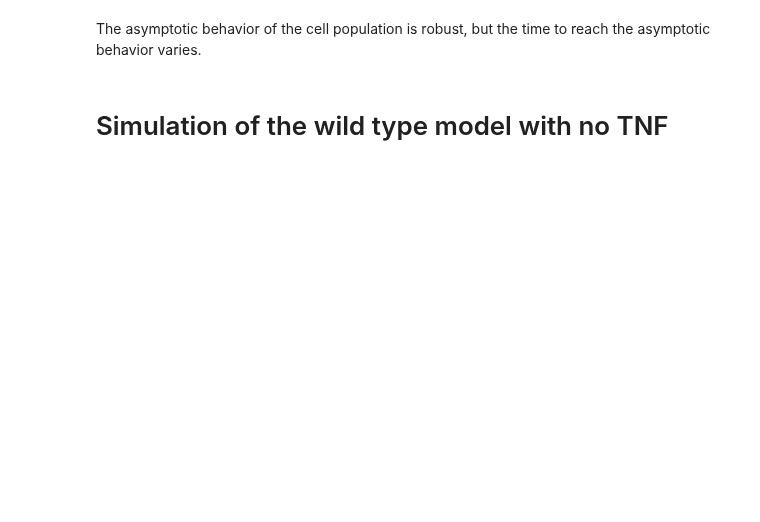
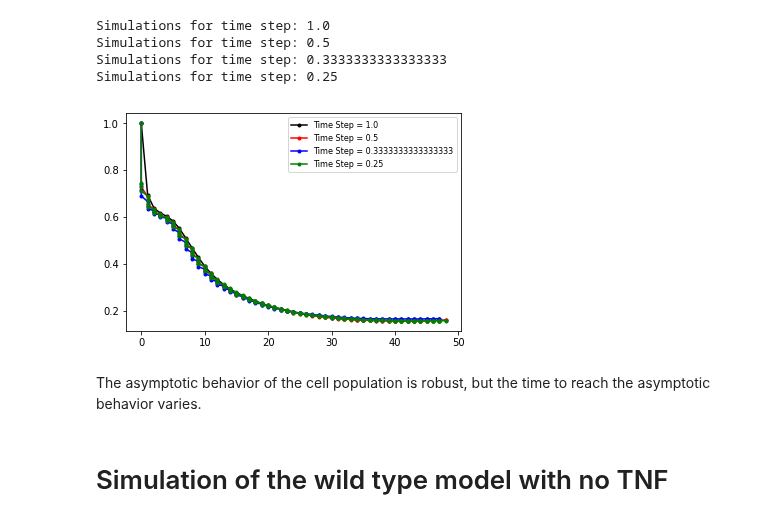
Before and after one commit to colomoto/colomoto-docker, a Jupyter notebook: usecases/Population-level Cell Fate with UpPMaBoSS/TimeStepDependency.ipynb, the cells around one changed output. Drawn from its saved outputs; the diff is of its cells as text; code cells hidden in the pictures; blank space fills up the shorter version.

```diff
--- a/usecases/Population-level Cell Fate with UpPMaBoSS/TimeStepDependency.ipynb
+++ b/usecases/Population-level Cell Fate with UpPMaBoSS/TimeStepDependency.ipynb
@@ -33,36 +95,42 @@ max_time = model_WT.param["max_time"]
 time_tick = model_WT.param["time_tick"]
 
 ratios = {1: "black", 2:"red", 3:"blue", 4:"green"}
 fig, ax = plt.subplots()
 for ratio,color in ratios.items():
-    print("Step ratio:", ratio)
+    print("Simulations for time step:", str(1/ratio))
     # Update the max step and time tick based on the WT model
     params = {
         'max_time': "%g" % (max_time/ratio),
         "time_tick": "%g" % (time_tick/ratio)
     }
     step_model = maboss.copy_and_update_parameters(model_WT, params)
 
     # Run UpPMaBoSS on the modified setup
     rwd = "%s_R%s" % (workdir, ratio)
     uppModel_step = maboss.UpdatePopulation(step_model, upp_file)
 
 
     uppModel_step.setStepNumber(48*ratio)
 
     run_step = uppModel_step.run(rwd)
     pop_ratios = run_step.get_population_ratios()
-    pop_ratios = pop_ratios[1:]
+    #pop_ratios = pop_ratios[1:]
     time_steps = []
     pop_ratio_steps = []
     for step, pop_ratio in pop_ratios.items():
-        time_steps.append(int(step)*max_time/ratio)
+        time_steps.append(int(step)*max_time)
         pop_ratio_steps.append(float(pop_ratio))
     ax.plot(time_steps,pop_ratio_steps,'k.-',label='Time Step = '+str(1/ratio),c=color)
 
 
 ax.legend(loc='upper right',prop={'size':8})
 plt.show()
+# %% [output]
+Simulations for time step: 1.0
+Simulations for time step: 0.5
+Simulations for time step: 0.3333333333333333
+Simulations for time step: 0.25
+[figure, added]
 # %% [markdown]
 The asymptotic behavior of the cell population is robust, but the time to reach the asymptotic behavior varies.
 # %% [markdown]
```
Also changed, not shown: parts of 20 cells of this notebook, 6 other files.
